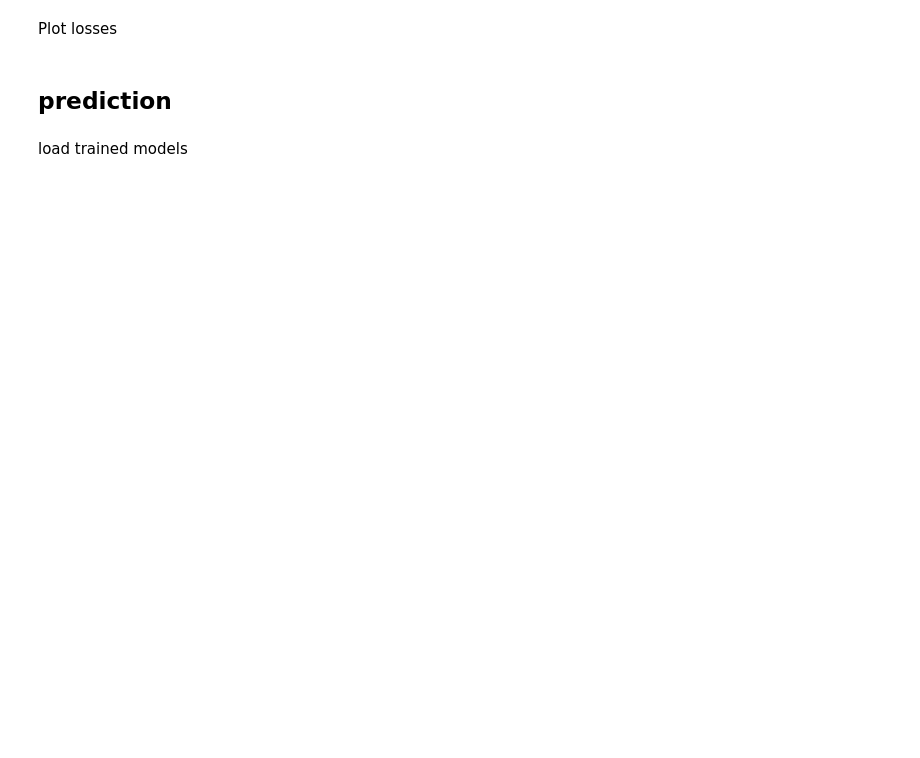
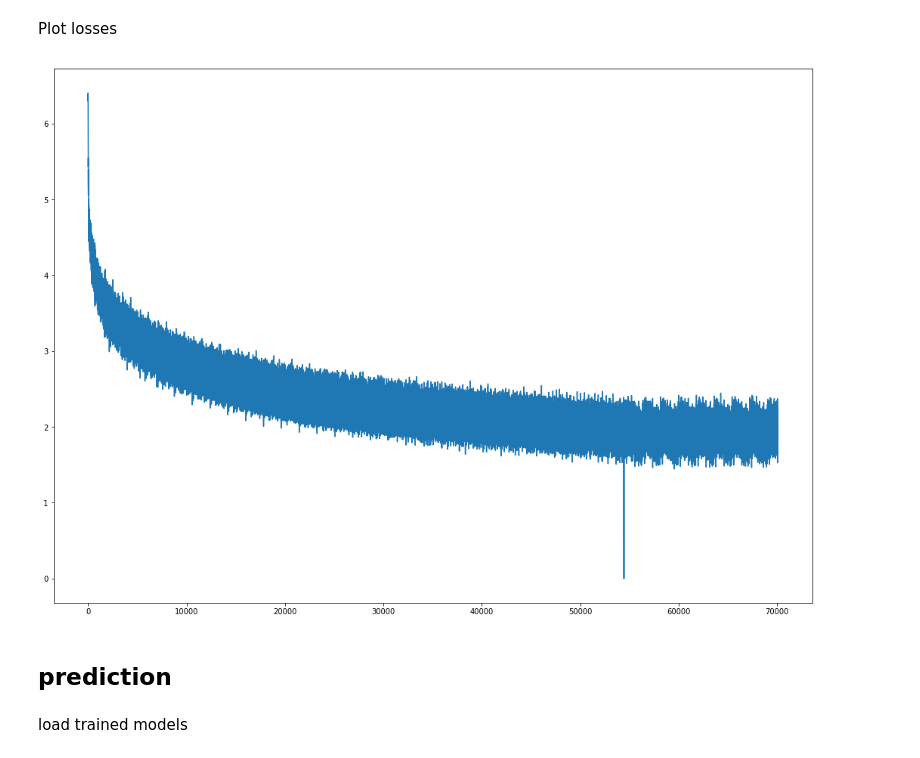
Before and after one commit to VSJMilewski/NLP2-Projects, a Jupyter notebook: Project2/NLP2_Project2.ipynb, the cells around one changed output. Saved outputs shown, nothing was run; the diff lists cells and outputs as text; code cells hidden in the pictures; blank space fills up the shorter version.

```diff
--- a/Project2/NLP2_Project2.ipynb
+++ b/Project2/NLP2_Project2.ipynb
@@ -400,7 +473,7 @@ target_test_file = 'data/test/test_2017_flickr_tokenized_lowercased_bpe.en'
 # %%
 learning_rate = 1e-1
 max_epochs = 30
-batch_size = 32
+batch_size = 16
 
 source_vocab_size = 30000
 target_vocab_size = 30000
@@ -449,7 +504,7 @@ encdec = EncoderDecoder(embedding_dims,
 
 if run_gpu:
     encdec = encdec.cuda()
-
+encdec.train(True) #probably not needed. better to be %save
 opt = SGD(encdec.parameters(), lr=learning_rate)
 # %%
 def validation_predictions(model, prediction_file_name):
@@ -457,7 +512,7 @@ def validation_predictions(model, prediction_file_name):
     # Use submodules for prediction
     encoder = model.encoder.cpu()
     decoder = model.decoder.cpu()
-    loss = nn.CrossEntropyLoss(ignore_index=0, reduce=False)
+#     loss = nn.CrossEntropyLoss(ignore_index=0, reduce=False)
     predicted_sentences = []
 #     loss_outs = []
     for s,ts in zip(source_processor_val.sentences,target_processor_val.sentences):
@@ -484,10 +539,12 @@ def validation_predictions(model, prediction_file_name):
         prediction = start_token.view(1,1)
         hidden_state_batch = mean_emb
 #         out = 0
+        hidden_state_batch = hidden_state_batch.unsqueeze(0)
         for w_idx in range(target_processor.max_sentence_length):# loop until EOS is produced or a max is reached (max_sentence_length)
             prediction, hidden_state_batch,_ = decoder(prediction, # the previous prediction
                                                        hidden_state_batch,
-                                                       all_embs)
+                                                       all_embs,
+                                                       run_gpu)
 
             index_predicted_word = np.argmax(prediction.detach().numpy(), axis=2)[0][0]
             predicted_word = target_processor.i2w[index_predicted_word]
@@ -514,7 +571,7 @@ def validation_predictions(model, prediction_file_name):
     perl_script = subprocess.Popen(["C:/Strawberry/perl/bin/perl.exe",
                                     "./tools/mosesdecoder/scripts/generic/multi-bleu.perl",
                                     "-lc",
-                                    "./data/test/test_2017_flickr_tokenized_lowercased.en",
+                                    "./data/val/val_tokenized_lowercased.en",
                                     "<",prediction_restored],
                                    shell=True,stdout=subprocess.PIPE, stderr=subprocess.PIPE)
     bleu_out,bleu_err = perl_script.communicate()
@@ -523,14 +580,19 @@ def validation_predictions(model, prediction_file_name):
 # %% [markdown]
 ## training
 # %%
-losses = []
+# losses = []
+run_gpu = True
+encdec.cuda()
+encdec.train(True)
+output = torch.cuda.FloatTensor([0]*save_step)
 count = 0
-pseudo_epoch = 0
-gen = batch_generator(source_processor, target_processor, batch_size)
-sentences_in_data = len(source_processor.sentences)
+pseudo_epoch = 30
+max_epochs = 50
+# gen = batch_generator(source_processor, target_processor, batch_size)
+# sentences_in_data = len(source_processor.sentences)
 iterations = int(np.ceil(sentences_in_data/batch_size)*max_epochs)
 
-for it in tnrange(iterations):
+for it in tnrange(54390,iterations):
     output_i = it%save_step
     out = 0
     if output_i == 0:
@@ -545,7 +607,13 @@ for it in tnrange(iterations):
     opt.zero_grad()
 
     # Get the next bath of data and
-    words_batch_source, pos_batch_source, words_batch_target, sentence_lengths_source, sentence_lengths_target, source_mask, target_mask = next(gen)
+    (words_batch_source,
+    pos_batch_source,
+    words_batch_target,
+    sentence_lengths_source,
+    sentence_lengths_target,
+    source_mask,
+    target_mask) = next(gen)
 
     out = encdec(words_batch_source,
                  pos_batch_source,
@@ -578,6 +646,9 @@ del(output)
 
 # Dump trained models
 timestamp = datetime.now()
-torch.save(encdec.state_dict(), 'model_last-it_{}_t_{:%m_%d_%H_%M}.torchsave'.format(it, timestamp))
+last_model_file_name = 'model_last-it_{}_t_{:%m_%d_%H_%M}.torchsave'.format(it, timestamp)
+torch.save(encdec.state_dict(), last_model_file_name)
+
+print('Model saved in file: {}'.format(last_model_file_name))
 # %% [output]
 [interactive output not drawn]
@@ -601,10 +670,11 @@ Pseudo-Epoch 16:        BLEU = 0.00, 24.2/3.2/0.5/0.1 (BP=0.000, ratio=0.085, hy
 Plot losses
 # %%
 plt.figure(figsize=(18,13))
-plt.scatter(range(len(losses)),losses)
-y = losses[0:10]
+plt.plot(range(len(losses)),losses)
+# plt.ylim(0,6.5)
 plt.show()
-# losses
+# %% [output]
+[figure, added]
 # %% [markdown]
 ## prediction
 # %% [markdown]
```
Also changed, not shown: parts of 20 cells of this notebook.
